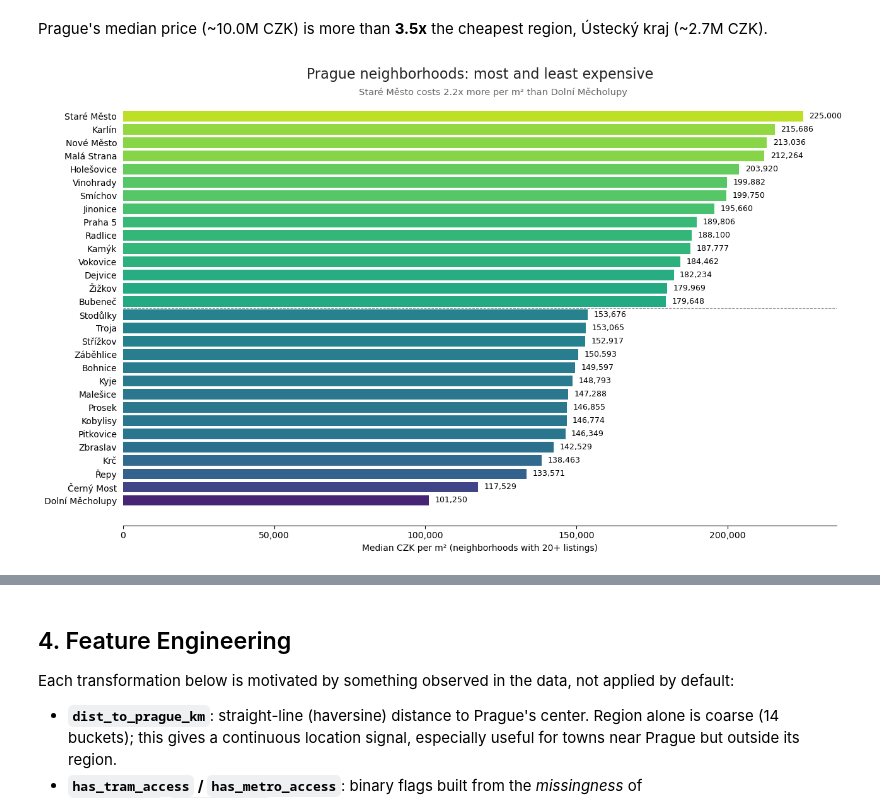
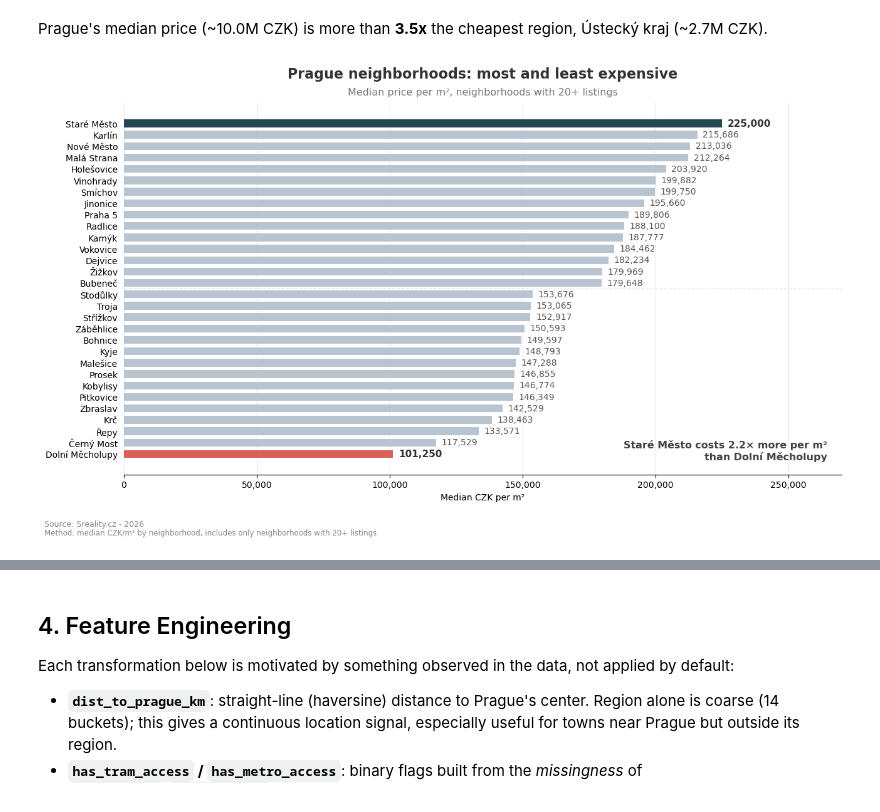
Before and after one commit to akorablov/house_price_prediction, a Jupyter notebook: house_price_cz.ipynb, the cells around one changed output, grey strips where cells are left out. Cells and saved outputs as stored; diff of their text form; code cells hidden in the pictures.

```diff
--- a/house_price_cz.ipynb
+++ b/house_price_cz.ipynb
@@ -91,16 +89,10 @@ df_raw = df_raw.drop(columns=[
 cat = df_raw['category']
 
 # amount of rooms (numeric)
-df_raw['rooms'] = pd.to_numeric(
-    cat.str.extract(r'(\d+)')[0],
-    errors='coerce'
-)
+df_raw['rooms'] = pd.to_numeric(cat.str.extract(r'(\d+)')[0], errors='coerce')
 
 # kitchen (numeric 0 (kk) or 1)
-df_raw['kitchen'] = (
-    cat.str.extract(r'\+(kk|1)')[0]
-    .map({'kk': 0, '1': 1})
-)
+df_raw['kitchen'] = (cat.str.extract(r'\+(kk|1)')[0].map({'kk': 0, '1': 1}))
 
 # "a více" > kitchen = 1
 df_raw.loc[cat.str.contains('a více', na=False), 'kitchen'] = 1
@@ -201,8 +193,7 @@ for patch, val in zip(patches, norm):
     patch.set_facecolor(plt.cm.viridis(val * 0.8 + 0.1))
 
 axes[0].set_title('Price Distribution', fontsize=14, loc='center', color='#222', pad=28)
-axes[0].text(0.5, 1.05, 'Raw scale, million CZK', transform=axes[0].transAxes,
-             fontsize=10, color='#666', ha='center')
+axes[0].text(0.5, 1.05, 'Raw scale, million CZK', transform=axes[0].transAxes, fontsize=10, color='#666', ha='center')
 axes[0].set_xlabel('Price (million CZK)')
 axes[0].set_ylabel('Count')
 
@@ -210,12 +201,10 @@ axes[0].set_ylabel('Count')
 n2, bins2, patches2 = axes[1].hist(np.log1p(df_clean['price_czk']), bins=60, edgecolor='white', linewidth=0.4)
 bin_centers2 = 0.5 * (bins2[:-1] + bins2[1:])
 norm2 = (bin_centers2 - bin_centers2.min()) / (bin_centers2.max() - bin_centers2.min())
-for patch, val in zip(patches2, norm2):
-    patch.set_facecolor(plt.cm.viridis(val * 0.8 + 0.1))
+for patch, val in zip(patches2, norm2): patch.set_facecolor(plt.cm.viridis(val * 0.8 + 0.1))
 
 axes[1].set_title('Price Distribution', fontsize=14, loc='center', color='#222', pad=28)
-axes[1].text(0.5, 1.05, 'Log-transformed scale', transform=axes[1].transAxes,
-             fontsize=10, color='#666', ha='center')
+axes[1].text(0.5, 1.05, 'Log-transformed scale', transform=axes[1].transAxes, fontsize=10, color='#666', ha='center')
 axes[1].set_xlabel('log(Price + 1)')
 axes[1].set_ylabel('Count')
 
@@ -590,35 +646,76 @@ Prague's median price (~10.0M CZK) is more than **3.5x** the cheapest region, Ú
 # %%
 order = prague.groupby('neighborhood')['price_per_m2'].agg(['median', 'count'])
 order = order[order['count'] >= 20].sort_values('median', ascending=False)
 top15 = order.head(15)
 bottom15 = order.tail(15)
 combined = pd.concat([top15, bottom15])
 
+top_name = top15.index[0]
+bottom_name = bottom15.index[-1]
+gap = top15['median'].iloc[0] / bottom15['median'].iloc[-1]
+
+# Main colors
+COLOR_DEFAULT = '#B8C4CF'
+COLOR_TOP = '#264653'
+COLOR_BOTTOM = '#D95F59'
+COLOR_TEXT = '#333333'
+COLOR_SECONDARY = '#777777'
+COLOR_GRID = '#E8E8E8'
+
+colors = []
+for name in combined.index:
+    if name == top_name:
+        colors.append(COLOR_TOP)
+    elif name == bottom_name:
+        colors.append(COLOR_BOTTOM)
+    else:
+        colors.append(COLOR_DEFAULT)
+
+plt.rcParams['font.family'] = 'DejaVu Sans'
 fig, ax = plt.subplots(figsize=(13, 8))
+fig.patch.set_facecolor('white')
+ax.set_facecolor('white')
 
-norm = (combined['median'] - combined['median'].min()) / (combined['median'].max() - combined['median'].min())
-colors = plt.cm.viridis(norm.values * 0.8 + 0.1)
+bars = ax.barh(combined.index[::-1], combined['median'].values[::-1], height=0.68, color=colors[::-1])
 
-bars = ax.barh(combined.index[::-1], combined['median'].values[::-1], color=colors[::-1])
-for bar, val in zip(bars, combined['median'].values[::-1]):
-    ax.text(val + 2000, bar.get_y() + bar.get_height() / 2, f'{val:,.0f}', va='center', fontsize=9)
+for bar, value, name in zip(bars, combined['median'].values[::-1], combined.index[::-1]):
+    if name in (top_name, bottom_name):
+        fontsize, fontweight, text_color = 11, 'bold', COLOR_TEXT
+    else:
+        fontsize, fontweight, text_color = 10, 'normal', '#555555'
+    ax.text(
+        value + 2000,
+        bar.get_y() + bar.get_height() / 2,
+        f'{value:,.0f}',
+        va='center', ha='left',
+        fontsize=fontsize, fontweight=fontweight, color=text_color
+    )
 
-ax.axhline(14.5, color='#999', linewidth=0.8, linestyle='--')
+ax.axhline(14.5, color=COLOR_GRID, linewidth=1.0, linestyle='--')
 
-ax.set_title('Prague neighborhoods: most and least expensive', fontsize=16, loc='center', color='#222', pad=14)
-gap = top15['median'].iloc[0] / bottom15['median'].iloc[-1]
-ax.text(0.33, 0.99, f"{top15.index[0]} costs {gap:.1f}x more per m² than {bottom15.index[-1]}",
-        transform=ax.transAxes, fontsize=10.5, color='#666')
+ax.set_axisbelow(True)
+ax.grid(axis='x', color=COLOR_GRID, linewidth=0.8, linestyle='-')
+ax.set_title('Prague neighborhoods: most and least expensive', fontsize=16, fontweight='bold', color=COLOR_TEXT, loc='center', pad=28)
+subtitle = 'Median price per m², neighborhoods with 20+ listings'
+ax.text(0.5, 1.015, subtitle, transform=ax.transAxes, fontsize=11.5, color=COLOR_SECONDARY, ha='center', va='bottom')
 
 ax.xaxis.set_major_formatter(mticker.FuncFormatter(lambda x, _: f'{x:,.0f}'))
-ax.set_xlabel('Median CZK per m² (neighborhoods with 20+ listings)')
+ax.set_xlabel('Median CZK per m²')
 for spine in ['top', 'right', 'left']:
     ax.spines[spine].set_visible(False)
 ax.tick_params(left=False)
-plt.tight_layout()
+ax.set_xlim(0, combined['median'].max() * 1.20)
+
+takeaway = f'{top_name} costs {gap:.1f}× more per m²\nthan {bottom_name}'
+ax.text(0.98, 0.035, takeaway, transform=ax.transAxes, ha='right', va='bottom', fontsize=11.5, fontweight='bold', color='#444444')
+
+fig.text(0.01, 0.025, 'Source: Sreality.cz - 2026', fontsize=9, color='#888888')
+fig.text(0.01, 0.008, 'Method: median CZK/m² by neighborhood, includes only neighborhoods with 20+ listings', fontsize=8.5, color='#888888')
+
+plt.tight_layout(rect=[0, 0.055, 1, 0.96])
 plt.show()
 # %% [output]
-[figure, old version]
+[figure, new version]
 # %%
 top10_prague = prague.nlargest(15, 'price_czk')[
     ['city', 'district', 'area_m2', 'floor', 'rooms', 'price_czk', 'url']
```
Also changed, not shown: parts of 21 cells of this notebook, 2 other files.
